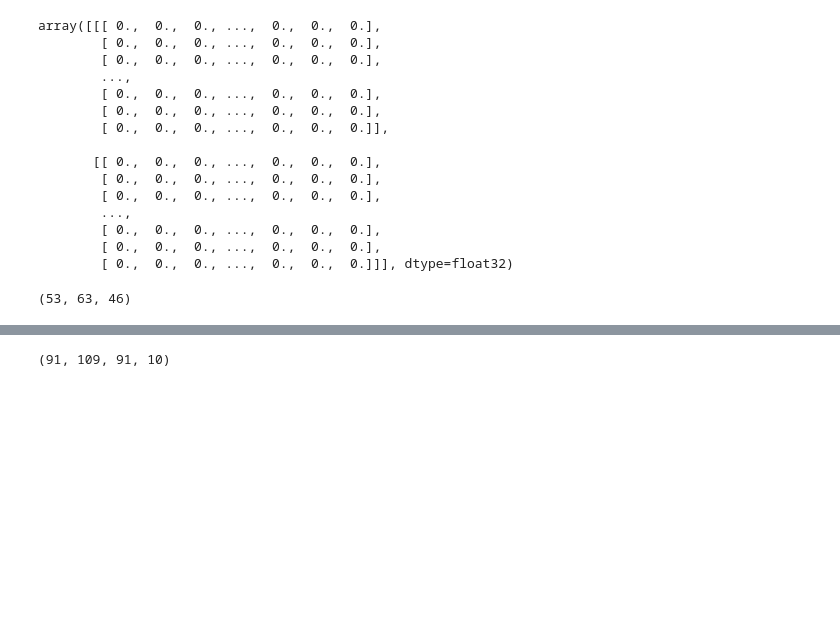
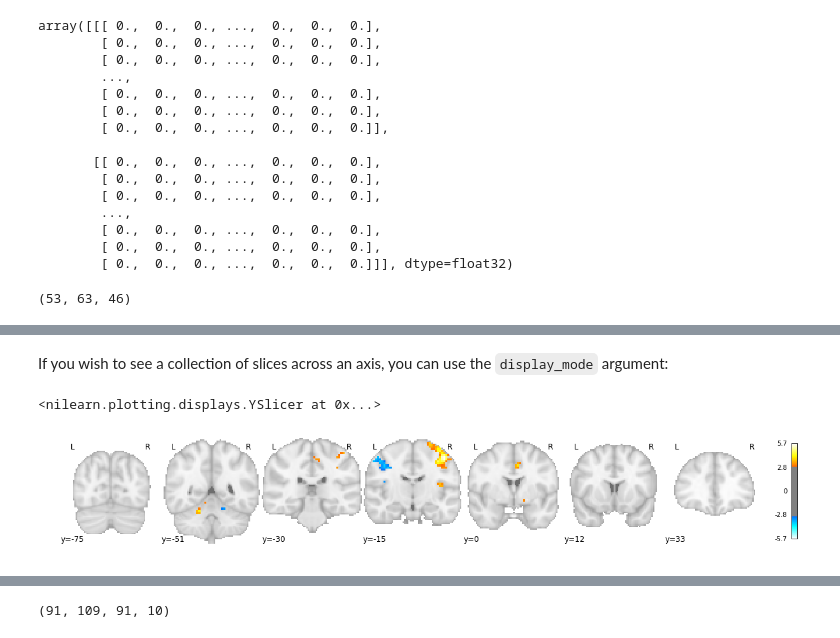
Before and after one commit to choldgraf/UCSF-Data_Driven_Neuro, a Jupyter notebook: machine_learning/2_plot_3d_and_4d_niimg.ipynb, the cells around one changed output, grey strips where cells are left out. Saved outputs shown, nothing was run; the diff lists cells and outputs as text; code cells hidden in the pictures; blank space fills up the shorter version.

```diff
--- a/machine_learning/2_plot_3d_and_4d_niimg.ipynb
+++ b/machine_learning/2_plot_3d_and_4d_niimg.ipynb
@@ -117,0 +135,7 @@ plotting.plot_stat_map(tmap_filename, threshold=3)
+# %% [markdown]
+If you wish to see a collection of slices across an axis, you can use the `display_mode` argument:
+# %%
+plotting.plot_stat_map(tmap_filename, threshold=3, display_mode='y')
+# %% [output]
+<nilearn.plotting.displays.YSlicer at 0x...>
+[figure, added]
```
Also changed, not shown: parts of 27 cells of this notebook, 6 other files.
